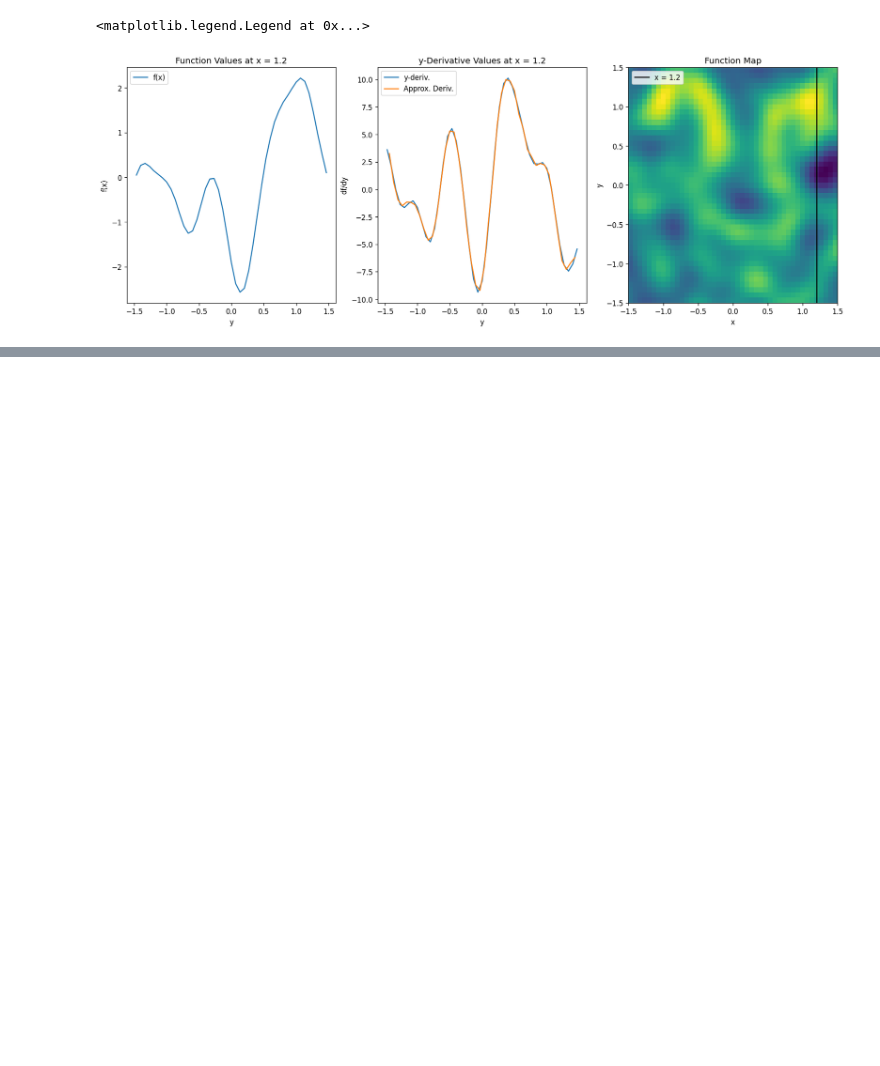
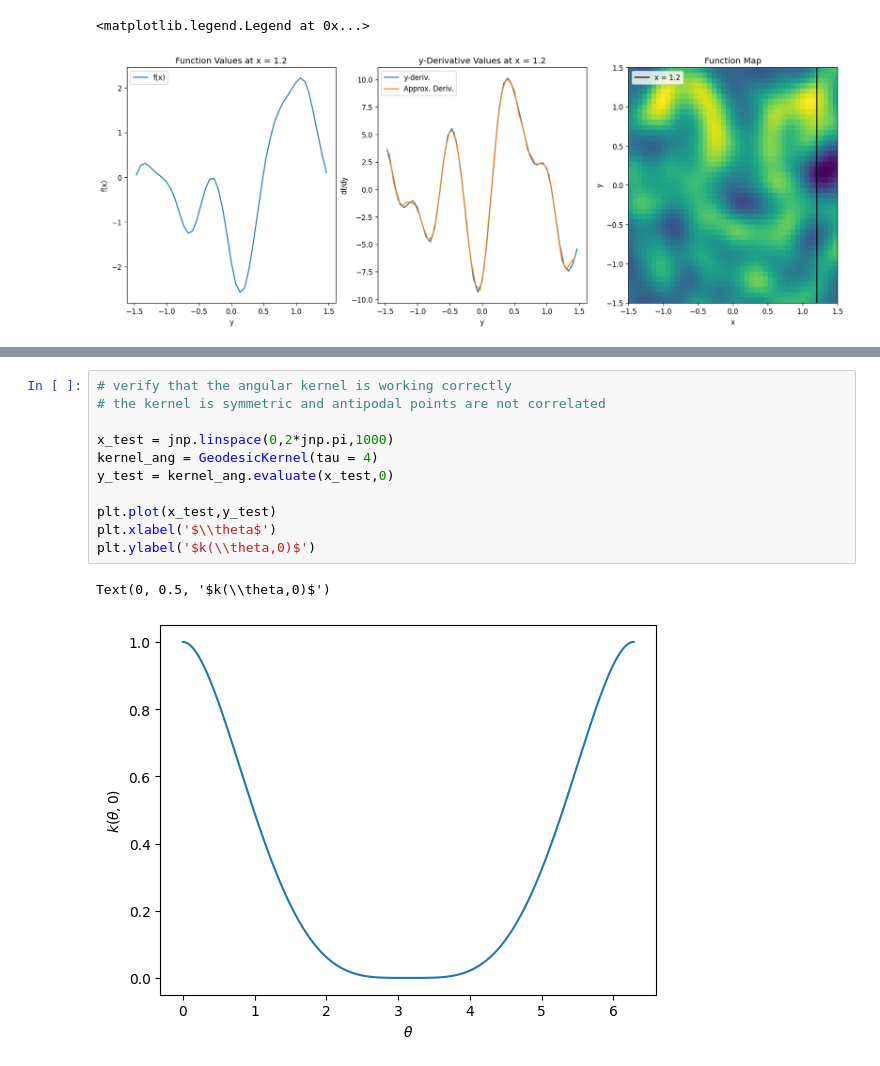
Before and after one commit to edwarddramirez/derivative-tinygp, a Jupyter notebook: notebooks/02_2d_deriv_gp.ipynb, the cells around one changed output, grey strips where cells are left out. Drawn from its saved outputs; the diff is of its cells as text; blank space fills up the shorter version.

```diff
--- a/notebooks/02_2d_deriv_gp.ipynb
+++ b/notebooks/02_2d_deriv_gp.ipynb
@@ -294,0 +403,14 @@ ax.legend()
+# %%
+# verify that the angular kernel is working correctly
+# the kernel is symmetric and antipodal points are not correlated
+
+x_test = jnp.linspace(0,2*jnp.pi,1000)
+kernel_ang = GeodesicKernel(tau = 4)
+y_test = kernel_ang.evaluate(x_test,0)
+
+plt.plot(x_test,y_test)
+plt.xlabel('$\\theta$')
+plt.ylabel('$k(\\theta,0)$')
+# %% [output]
+Text(0, 0.5, '$k(\\theta,0)$')
+[figure, added]
```
Also changed, not shown: parts of 9 cells of this notebook.
